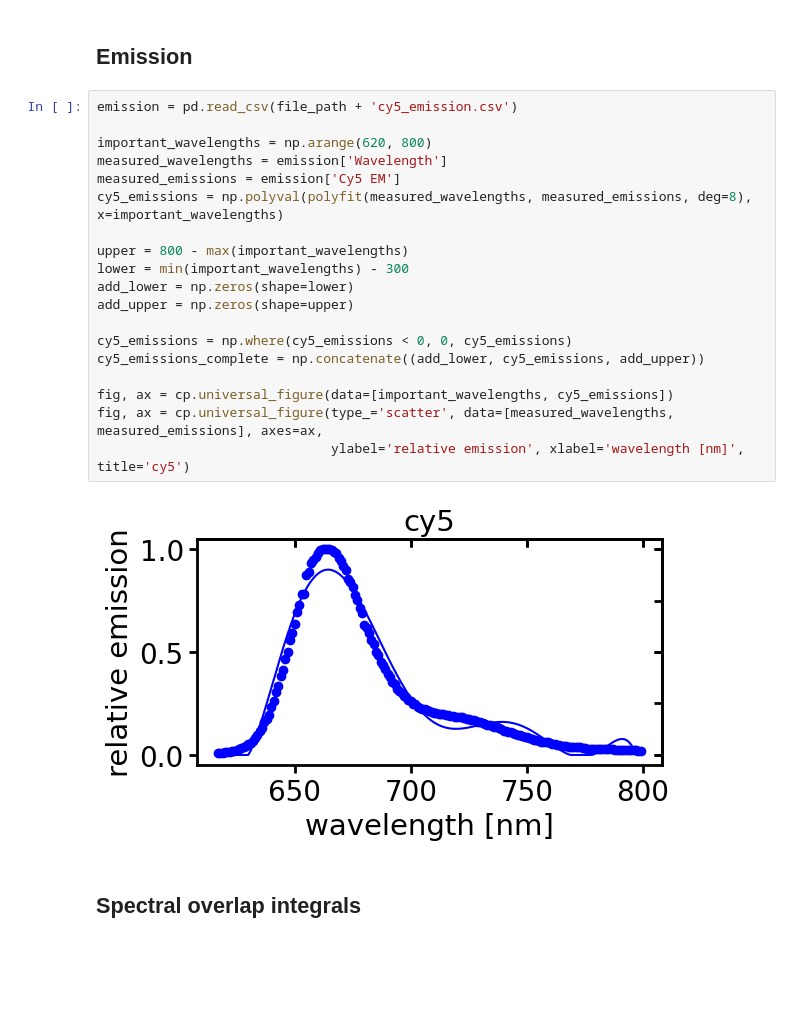
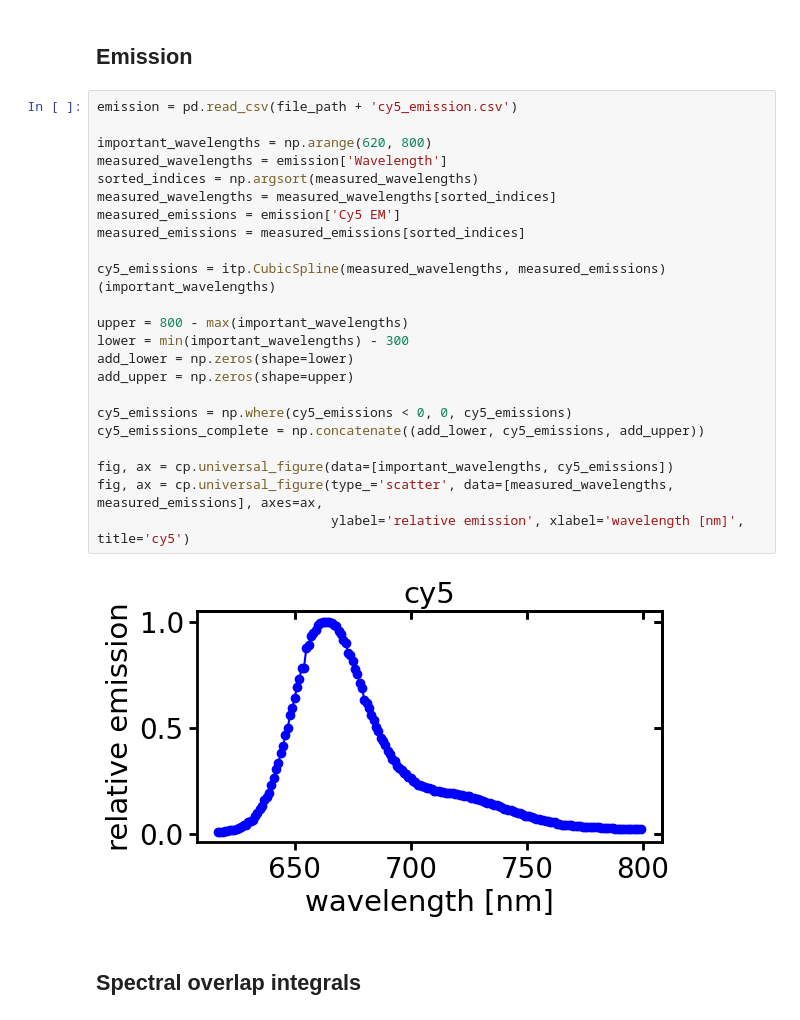
Before and after one commit to super-resolution/Fluopy, a Jupyter notebook: notebooks/energy transfer/spectral_overlap_integrals.ipynb, the cells around one changed output. Cells and saved outputs as stored; diff of their text form; blank space fills up the shorter version.

```diff
--- a/notebooks/energy transfer/spectral_overlap_integrals.ipynb
+++ b/notebooks/energy transfer/spectral_overlap_integrals.ipynb
@@ -112,24 +133,28 @@ fig, ax = cp.universal_figure(type_='scatter', data=[measured_wavelengths, measu
 # %%
 emission = pd.read_csv(file_path + 'cy5_emission.csv')
 
 important_wavelengths = np.arange(620, 800)
 measured_wavelengths = emission['Wavelength']
+sorted_indices = np.argsort(measured_wavelengths)
+measured_wavelengths = measured_wavelengths[sorted_indices]
 measured_emissions = emission['Cy5 EM']
-cy5_emissions = np.polyval(polyfit(measured_wavelengths, measured_emissions, deg=8), x=important_wavelengths)
+measured_emissions = measured_emissions[sorted_indices]
+
+cy5_emissions = itp.CubicSpline(measured_wavelengths, measured_emissions)(important_wavelengths)
 
 upper = 800 - max(important_wavelengths)
 lower = min(important_wavelengths) - 300
 add_lower = np.zeros(shape=lower)
 add_upper = np.zeros(shape=upper)
 
 cy5_emissions = np.where(cy5_emissions < 0, 0, cy5_emissions)
 cy5_emissions_complete = np.concatenate((add_lower, cy5_emissions, add_upper))
 
 fig, ax = cp.universal_figure(data=[important_wavelengths, cy5_emissions])
 fig, ax = cp.universal_figure(type_='scatter', data=[measured_wavelengths, measured_emissions], axes=ax,
                               ylabel='relative emission', xlabel='wavelength [nm]', title='cy5')
 # %% [output]
-[figure, old version]
+[figure, new version]
 # %% [markdown]
 ## Spectral overlap integrals
 # %%
```
Also changed, not shown: parts of 8 cells of this notebook, 19 other files.
